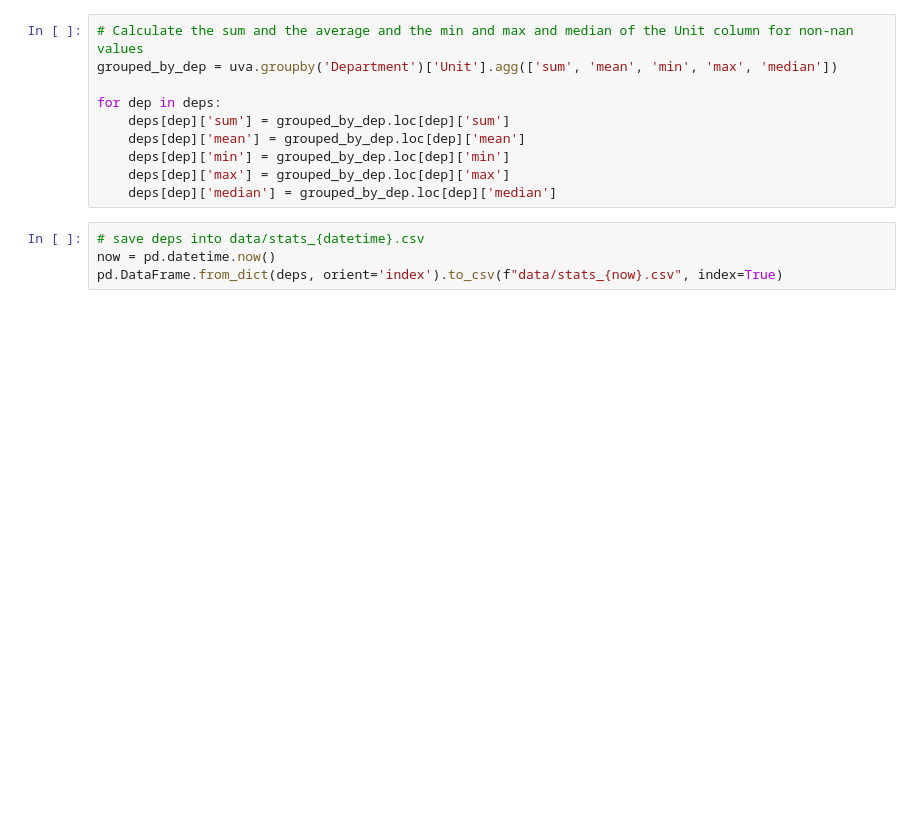
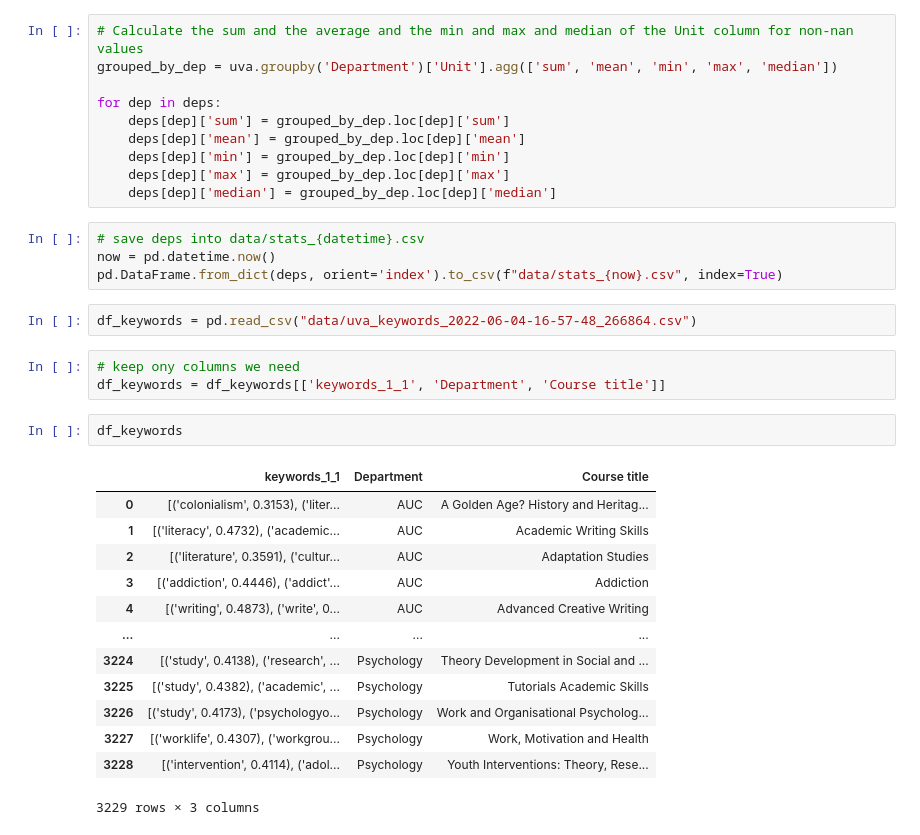
Before and after one commit to Af4rinz/dm-uva-courses, a Jupyter notebook: phase1.ipynb, the cells around one changed output. Cells and saved outputs as stored; diff of their text form; blank space fills up the shorter version.

```diff
--- a/phase1.ipynb
+++ b/phase1.ipynb
@@ -312,3 +312,24 @@ for dep in deps:
 # save deps into data/stats_{datetime}.csv
 now = pd.datetime.now()
 pd.DataFrame.from_dict(deps, orient='index').to_csv(f"data/stats_{now}.csv", index=True)
+# %%
+df_keywords = pd.read_csv("data/uva_keywords_2022-06-04-16-57-48_266864.csv")
+# %%
+# keep ony columns we need
+df_keywords = df_keywords[['keywords_1_1', 'Department', 'Course title']]
+# %%
+df_keywords
+# %% [output]
+|  | keywords_1_1 | Department | Course title |
+| 0 | [('colonialism', 0.3153), ('liter... | AUC | A Golden Age? History and Heritag... |
+| 1 | [('literacy', 0.4732), ('academic... | AUC | Academic Writing Skills |
+| 2 | [('literature', 0.3591), ('cultur... | AUC | Adaptation Studies |
+| 3 | [('addiction', 0.4446), ('addict'... | AUC | Addiction |
+| 4 | [('writing', 0.4873), ('write', 0... | AUC | Advanced Creative Writing |
+| ... | ... | ... | ... |
+| 3224 | [('study', 0.4138), ('research', ... | Psychology | Theory Development in Social and ... |
+| 3225 | [('study', 0.4382), ('academic', ... | Psychology | Tutorials Academic Skills |
+| 3226 | [('study', 0.4173), ('psychologyo... | Psychology | Work and Organisational Psycholog... |
+| 3227 | [('worklife', 0.4307), ('workgrou... | Psychology | Work, Motivation and Health |
+| 3228 | [('intervention', 0.4114), ('adol... | Psychology | Youth Interventions: Theory, Rese... |
+3229 rows × 3 columns
```
Also changed, not shown: parts of 1 cell of this notebook, 1 other file.
